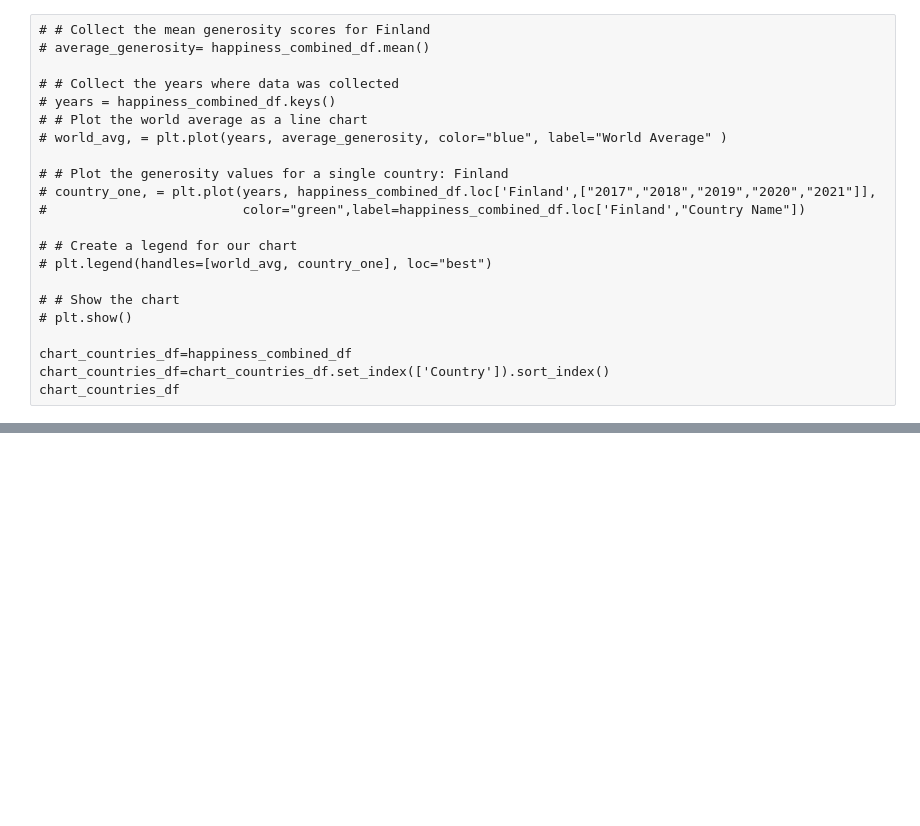
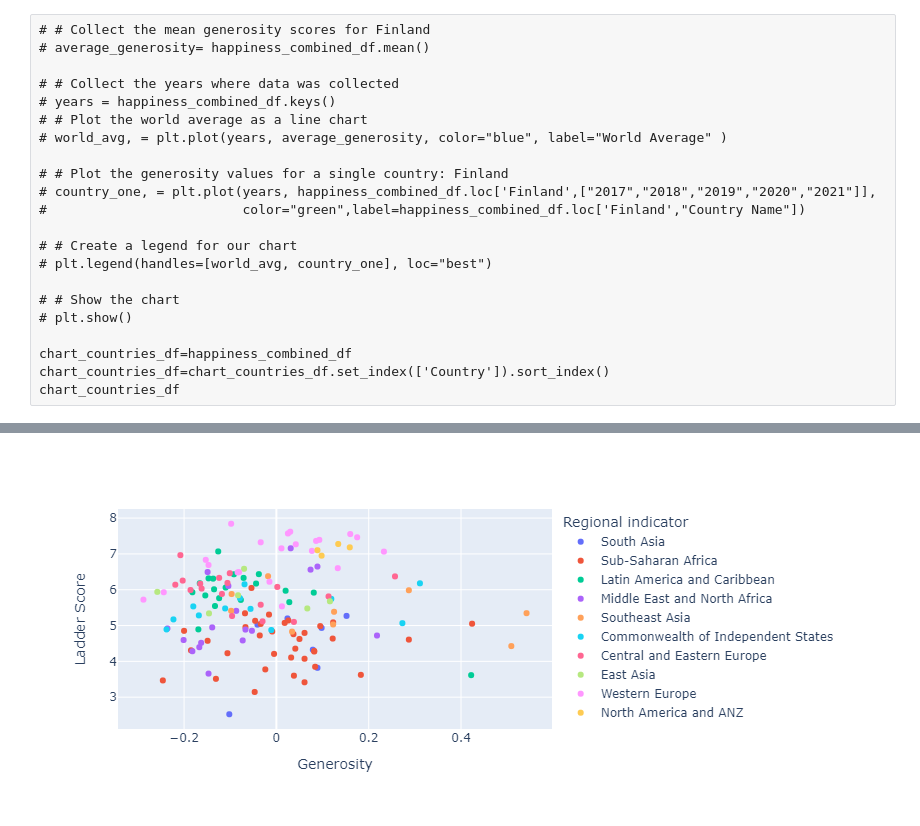
Before and after one commit to Ryan-Malin/TeamHappinessMain, a Jupyter notebook: Asels.ipynb, the cells around one changed output, grey strips where cells are left out. Cells and saved outputs as stored; diff of their text form; code cells hidden in the pictures; blank space fills up the shorter version.

Commit message:
Added bubbles to scatter plot

```diff
--- a/Asels.ipynb
+++ b/Asels.ipynb
@@ -188,4 +188,6 @@ chart_countries_df=happiness_combined_df
 chart_countries_df=chart_countries_df.set_index(['Country']).sort_index()
 chart_countries_df
 # %%
-happiness_factor_score = input("What Score would you like to look at?")
+chart_countries_df=happiness_combined_df
+#chart_countries_df=chart_countries_df.set_index('Year').sort_index()
+chart_countries_df.head(3)
@@ -191,0 +200,8 @@ happiness_factor_score = input("What Score would you like to look at?")
+# %%
+#Bubble plot: A bubble plot is a scatterplot where the circle size is mapped to the value of a third numeric variable. This section shows many bubble plots made with Python, using both the Matplotlib and Seaborn libraries.
+years = chart_countries_df.reset_index()['Year']
+min_yr = years.min()
+fig = px.scatter(chart_countries_df.loc[2021],x='Generosity', y='Ladder Score', color='Regional indicator', hover_data=['Country'])
+
+fig.show()
+# %% [output]
@@ -192,3 +209,4 @@ happiness_factor_score = input("What Score would you like to look at?")
+[figure, added]
 # %%
 #Bubble plot: A bubble plot is a scatterplot where the circle size is mapped to the value of a third numeric variable. This section shows many bubble plots made with Python, using both the Matplotlib and Seaborn libraries.
 #The scatterplot() function of seaborn also allows to build bubble charts. Indeed, it has a size parameter that controls circle size according to a numeric variable of the dataset.🔥
```
Also changed, not shown: parts of 6 cells of this notebook.
